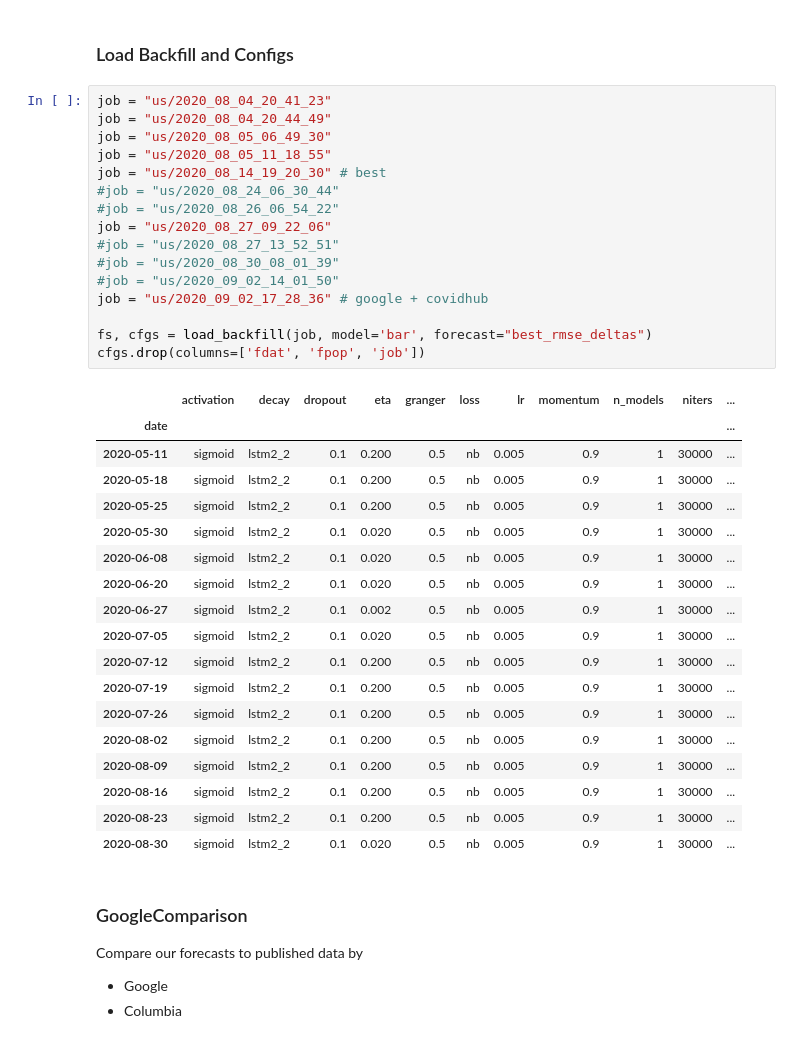
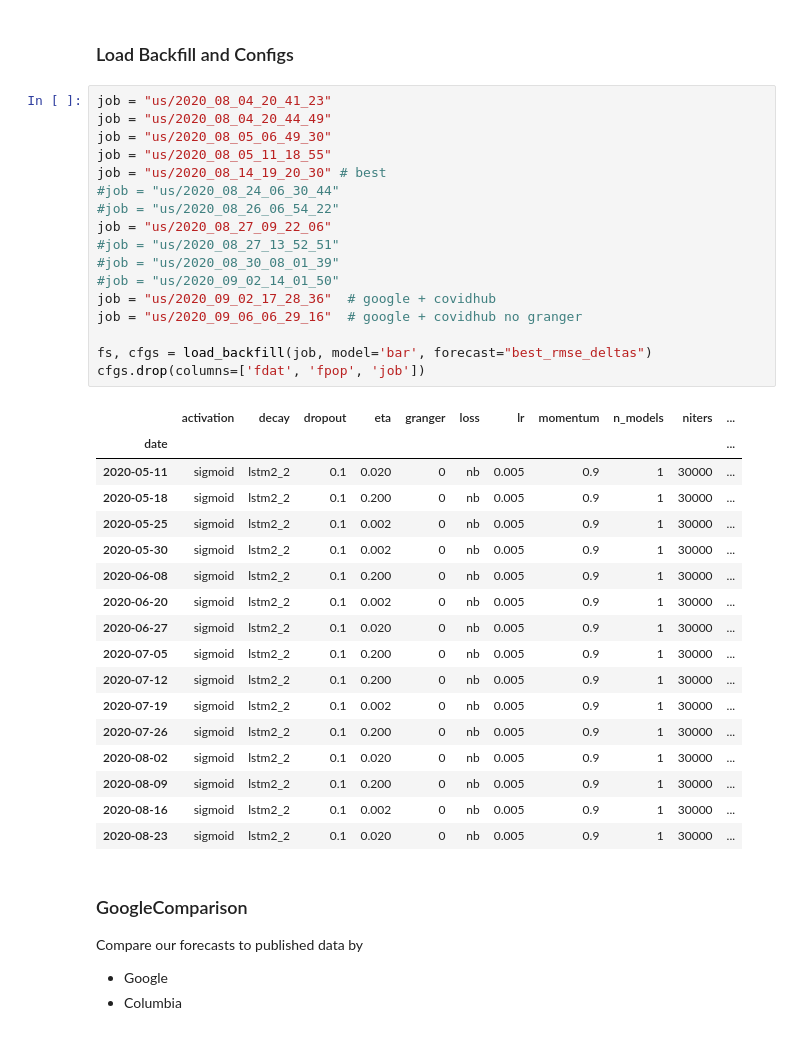
Before and after one commit to facebookresearch/covid19_spread, a Jupyter notebook: notebooks/paper-us-counties.ipynb, the cells around one changed output. Saved outputs shown, nothing was run; the diff lists cells and outputs as text.

```diff
--- a/notebooks/paper-us-counties.ipynb
+++ b/notebooks/paper-us-counties.ipynb
@@ -156,38 +185,38 @@ Days = 224, Regions = 3123
 # %%
 job = "us/2020_08_04_20_41_23"
 job = "us/2020_08_04_20_44_49"
 job = "us/2020_08_05_06_49_30"
 job = "us/2020_08_05_11_18_55"
 job = "us/2020_08_14_19_20_30" # best
 #job = "us/2020_08_24_06_30_44"
 #job = "us/2020_08_26_06_54_22"
 job = "us/2020_08_27_09_22_06"
 #job = "us/2020_08_27_13_52_51"
 #job = "us/2020_08_30_08_01_39"
 #job = "us/2020_09_02_14_01_50"
-job = "us/2020_09_02_17_28_36" # google + covidhub
+job = "us/2020_09_02_17_28_36"  # google + covidhub
+job = "us/2020_09_06_06_29_16"  # google + covidhub no granger
 
 fs, cfgs = load_backfill(job, model='bar', forecast="best_rmse_deltas")
 cfgs.drop(columns=['fdat', 'fpop', 'job'])
 # %% [output]
 |  | activation | decay | dropout | eta | granger | loss | lr | momentum | n_models | niters | ... |
 | date |  |  |  |  |  |  |  |  |  |  | ... |
-| 2020-05-11 | sigmoid | lstm2_2 | 0.1 | 0.200 | 0.5 | nb | 0.005 | 0.9 | 1 | 30000 | ... |
-| 2020-05-18 | sigmoid | lstm2_2 | 0.1 | 0.200 | 0.5 | nb | 0.005 | 0.9 | 1 | 30000 | ... |
-| 2020-05-25 | sigmoid | lstm2_2 | 0.1 | 0.200 | 0.5 | nb | 0.005 | 0.9 | 1 | 30000 | ... |
-| 2020-05-30 | sigmoid | lstm2_2 | 0.1 | 0.020 | 0.5 | nb | 0.005 | 0.9 | 1 | 30000 | ... |
-| 2020-06-08 | sigmoid | lstm2_2 | 0.1 | 0.020 | 0.5 | nb | 0.005 | 0.9 | 1 | 30000 | ... |
-| 2020-06-20 | sigmoid | lstm2_2 | 0.1 | 0.020 | 0.5 | nb | 0.005 | 0.9 | 1 | 30000 | ... |
-| 2020-06-27 | sigmoid | lstm2_2 | 0.1 | 0.002 | 0.5 | nb | 0.005 | 0.9 | 1 | 30000 | ... |
-| 2020-07-05 | sigmoid | lstm2_2 | 0.1 | 0.020 | 0.5 | nb | 0.005 | 0.9 | 1 | 30000 | ... |
-| 2020-07-12 | sigmoid | lstm2_2 | 0.1 | 0.200 | 0.5 | nb | 0.005 | 0.9 | 1 | 30000 | ... |
-| 2020-07-19 | sigmoid | lstm2_2 | 0.1 | 0.200 | 0.5 | nb | 0.005 | 0.9 | 1 | 30000 | ... |
-| 2020-07-26 | sigmoid | lstm2_2 | 0.1 | 0.200 | 0.5 | nb | 0.005 | 0.9 | 1 | 30000 | ... |
-| 2020-08-02 | sigmoid | lstm2_2 | 0.1 | 0.200 | 0.5 | nb | 0.005 | 0.9 | 1 | 30000 | ... |
-| 2020-08-09 | sigmoid | lstm2_2 | 0.1 | 0.200 | 0.5 | nb | 0.005 | 0.9 | 1 | 30000 | ... |
-| 2020-08-16 | sigmoid | lstm2_2 | 0.1 | 0.200 | 0.5 | nb | 0.005 | 0.9 | 1 | 30000 | ... |
-| 2020-08-23 | sigmoid | lstm2_2 | 0.1 | 0.200 | 0.5 | nb | 0.005 | 0.9 | 1 | 30000 | ... |
-| 2020-08-30 | sigmoid | lstm2_2 | 0.1 | 0.020 | 0.5 | nb | 0.005 | 0.9 | 1 | 30000 | ... |
+| 2020-05-11 | sigmoid | lstm2_2 | 0.1 | 0.020 | 0 | nb | 0.005 | 0.9 | 1 | 30000 | ... |
+| 2020-05-18 | sigmoid | lstm2_2 | 0.1 | 0.200 | 0 | nb | 0.005 | 0.9 | 1 | 30000 | ... |
+| 2020-05-25 | sigmoid | lstm2_2 | 0.1 | 0.002 | 0 | nb | 0.005 | 0.9 | 1 | 30000 | ... |
+| 2020-05-30 | sigmoid | lstm2_2 | 0.1 | 0.002 | 0 | nb | 0.005 | 0.9 | 1 | 30000 | ... |
+| 2020-06-08 | sigmoid | lstm2_2 | 0.1 | 0.200 | 0 | nb | 0.005 | 0.9 | 1 | 30000 | ... |
+| 2020-06-20 | sigmoid | lstm2_2 | 0.1 | 0.002 | 0 | nb | 0.005 | 0.9 | 1 | 30000 | ... |
+| 2020-06-27 | sigmoid | lstm2_2 | 0.1 | 0.020 | 0 | nb | 0.005 | 0.9 | 1 | 30000 | ... |
+| 2020-07-05 | sigmoid | lstm2_2 | 0.1 | 0.200 | 0 | nb | 0.005 | 0.9 | 1 | 30000 | ... |
+| 2020-07-12 | sigmoid | lstm2_2 | 0.1 | 0.200 | 0 | nb | 0.005 | 0.9 | 1 | 30000 | ... |
+| 2020-07-19 | sigmoid | lstm2_2 | 0.1 | 0.002 | 0 | nb | 0.005 | 0.9 | 1 | 30000 | ... |
+| 2020-07-26 | sigmoid | lstm2_2 | 0.1 | 0.200 | 0 | nb | 0.005 | 0.9 | 1 | 30000 | ... |
+| 2020-08-02 | sigmoid | lstm2_2 | 0.1 | 0.020 | 0 | nb | 0.005 | 0.9 | 1 | 30000 | ... |
+| 2020-08-09 | sigmoid | lstm2_2 | 0.1 | 0.200 | 0 | nb | 0.005 | 0.9 | 1 | 30000 | ... |
+| 2020-08-16 | sigmoid | lstm2_2 | 0.1 | 0.002 | 0 | nb | 0.005 | 0.9 | 1 | 30000 | ... |
+| 2020-08-23 | sigmoid | lstm2_2 | 0.1 | 0.020 | 0 | nb | 0.005 | 0.9 | 1 | 30000 | ... |
 # %% [markdown]
 ### GoogleComparison
 
```
Also changed, not shown: parts of 15 cells of this notebook.
